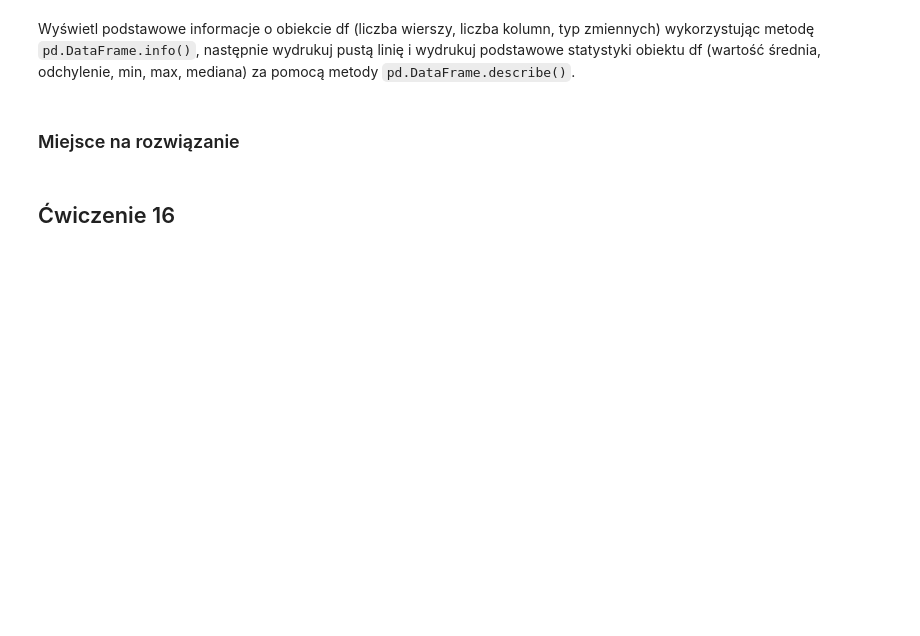
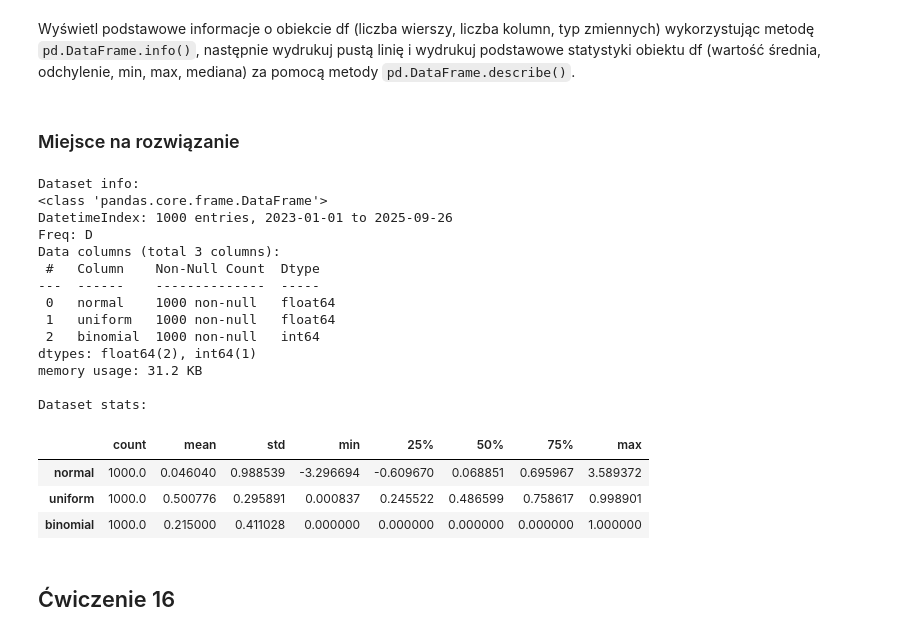
Before and after one commit to mikeatta/uni, a Jupyter notebook: Sem V/Exploratory-data-analysis/Lab_03/lab-3.ipynb, the cells around one changed output. Saved outputs shown, nothing was run; the diff lists cells and outputs as text; code cells hidden in the pictures; blank space fills up the shorter version.

```diff
--- a/Sem V/Exploratory-data-analysis/Lab_03/lab-3.ipynb
+++ b/Sem V/Exploratory-data-analysis/Lab_03/lab-3.ipynb
@@ -473,6 +496,33 @@ data_dict = {
 df = pd.DataFrame(data=data_dict, index=pd.date_range('2023-01-01', periods=1000))
 # %% [markdown]
 ### Miejsce na rozwiązanie
+# %%
+print('Dataset info:')
+df.info()
+
+print()
+
+print('Dataset stats:')
+df.describe().transpose() # Use transpose for better readability
+# %% [output]
+Dataset info:
+<class 'pandas.core.frame.DataFrame'>
+DatetimeIndex: 1000 entries, 2023-01-01 to 2025-09-26
+Freq: D
+Data columns (total 3 columns):
+ #   Column    Non-Null Count  Dtype
+---  ------    --------------  -----
+ 0   normal    1000 non-null   float64
+ 1   uniform   1000 non-null   float64
+ 2   binomial  1000 non-null   int64
+dtypes: float64(2), int64(1)
+memory usage: 31.2 KB
+
+Dataset stats:
+|  | count | mean | std | min | 25% | 50% | 75% | max |
+| normal | 1000.0 | 0.046040 | 0.988539 | -3.296694 | -0.609670 | 0.068851 | 0.695967 | 3.589372 |
+| uniform | 1000.0 | 0.500776 | 0.295891 | 0.000837 | 0.245522 | 0.486599 | 0.758617 | 0.998901 |
+| binomial | 1000.0 | 0.215000 | 0.411028 | 0.000000 | 0.000000 | 0.000000 | 0.000000 | 1.000000 |
 # %% [markdown]
 ## Ćwiczenie 16
 # %% [markdown]
```
Also changed, not shown: parts of 5 cells of this notebook.
